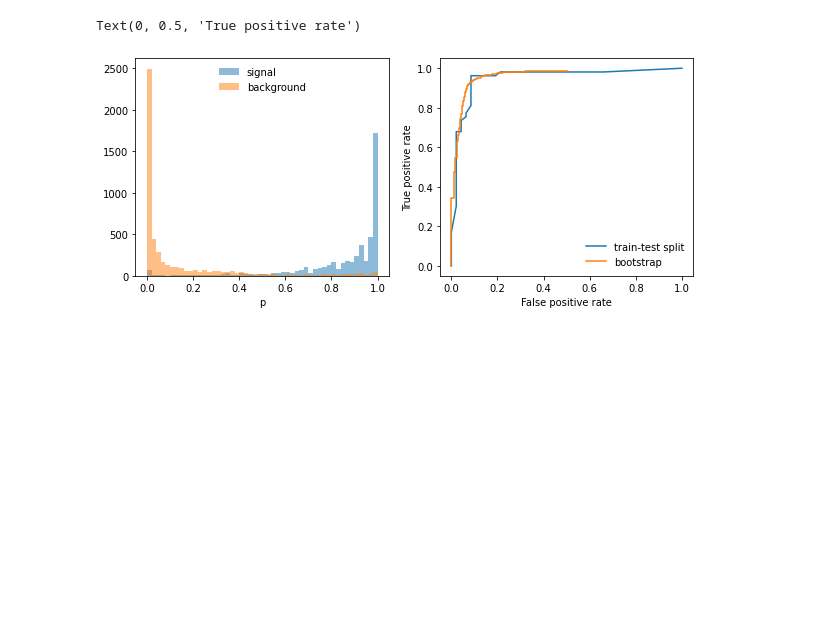
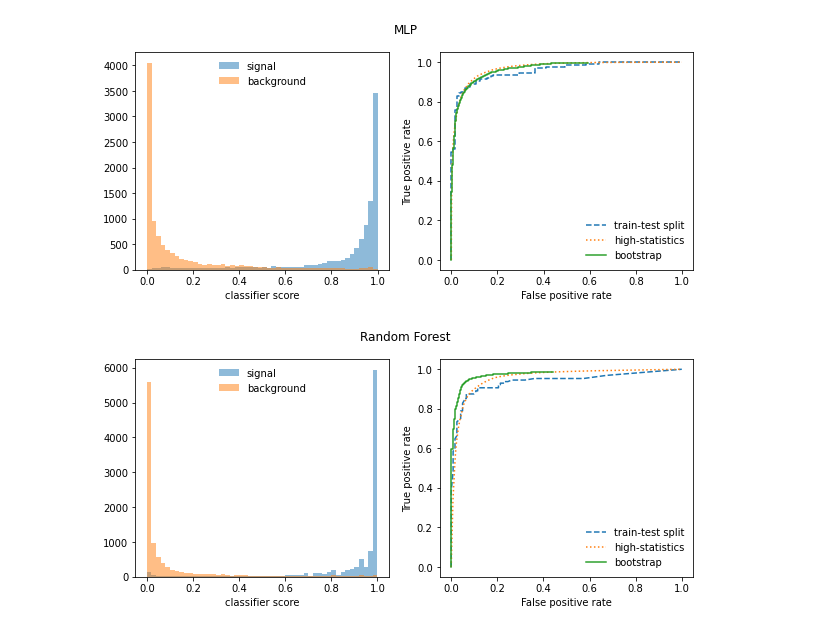
Before and after one commit to scikit-hep/resample, a Jupyter notebook: notebooks/sklearn.ipynb, the cells around one changed output. Saved outputs shown, nothing was run; the diff lists cells and outputs as text; code cells hidden in the pictures; blank space fills up the shorter version.

```diff
--- a/notebooks/sklearn.ipynb
+++ b/notebooks/sklearn.ipynb
@@ -42,0 +59,13 @@ fpr1, tpr1, thr1 = roc_curve(y_test, clf.predict_proba(X_test)[:, 1])
+# %%
+# generate ROC curve with validation set (standard method)
+fpr1 = {}
+tpr1 = {}
+for clf in (mlp, rf):
+    fpr1[clf], tpr1[clf], _ = roc_curve(y_test, clf.predict_proba(X_test)[:, 1])
+# %%
+# generate ROC curve from separately-generated high-statistics data set
+fpr2 = {}
+tpr2 = {}
+X_hs, y_hs = datasets.make_moons(100000, noise=0.3, random_state=1)
+for clf in (mlp, rf):
+    fpr2[clf], tpr2[clf], _ = roc_curve(y_hs, clf.predict_proba(X_hs)[:, 1])
@@ -43,33 +93,26 @@ fpr1, tpr1, thr1 = roc_curve(y_test, clf.predict_proba(X_test)[:, 1])
 # %%
-# generate ROC curve of classifier without separate validation set
-w_s = 0
-w_b = 0
-xrange = (0, 1)
-bins = 50
-for Xi, yi in resample(X_train, y_train, size=50):
-    clf.fit(Xi, yi)
-    pi = clf.predict_proba(X)[:, 1]
-    w_s += np.histogram(pi[y == 1], range=xrange, bins=bins)[0]
-    w_b += np.histogram(pi[y == 0], range=xrange, bins=bins)[0]
+for clf in (mlp, rf):
+    # plot score distributions for signal and background
+    fig, ax = plt.subplots(1, 2, figsize=(10, 4))
+    plt.suptitle({mlp: "MLP", rf: "Random Forest"}[clf])
 
-tpr2 = 1 - np.cumsum(w_s) / np.sum(w_s)
-fpr2 = 1 - np.cumsum(w_b) / np.sum(w_b)
+    xe = np.linspace(*xrange, bins + 1)
+    plt.sca(ax[0])
+    plt.stairs(w_s[clf], xe, fill=True, alpha=0.5, label="signal")
+    plt.stairs(w_b[clf], xe, fill=True, alpha=0.5, label="background")
+    plt.legend(frameon=False, loc="upper center")
+    plt.xlabel("classifier score");
+
+    # plot ROC curves
+    plt.sca(ax[1])
+    plt.plot(fpr1[clf], tpr1[clf], ls="--", label="train-test split")
+    plt.plot(fpr2[clf], tpr2[clf], ls=":", label="high-statistics")
+    plt.plot(fpr3[clf], tpr3[clf], drawstyle="steps-post", label="bootstrap")
+    plt.legend(frameon=False)
+    plt.xlim(-0.05, 1.05)
+    plt.ylim(-0.05, 1.05)
+    plt.xlabel("False positive rate")
+    plt.ylabel("True positive rate")
+# %% [output]
+[figure, added]
+[figure, added]
-# %%
-xe = np.linspace(*xrange, bins + 1)
-fig, ax = plt.subplots(1, 2, figsize=(10, 4))
-plt.sca(ax[0])
-plt.stairs(w_s, xe, fill=True, alpha=0.5, label="signal")
-plt.stairs(w_b, xe, fill=True, alpha=0.5, label="background")
-plt.legend(frameon=False, loc="upper center")
-plt.xlabel("p");
-plt.sca(ax[1])
-plt.plot(fpr1, tpr1, label="train-test split")
-plt.plot(fpr2, tpr2, drawstyle="steps-post", label="bootstrap")
-plt.legend(frameon=False)
-plt.xlim(-0.05, 1.05)
-plt.ylim(-0.05, 1.05)
-plt.xlabel("False positive rate")
-plt.ylabel("True positive rate")
-# %% [output]
-Text(0, 0.5, 'True positive rate')
-[figure, removed]
```
Also changed, not shown: parts of 6 cells of this notebook.
